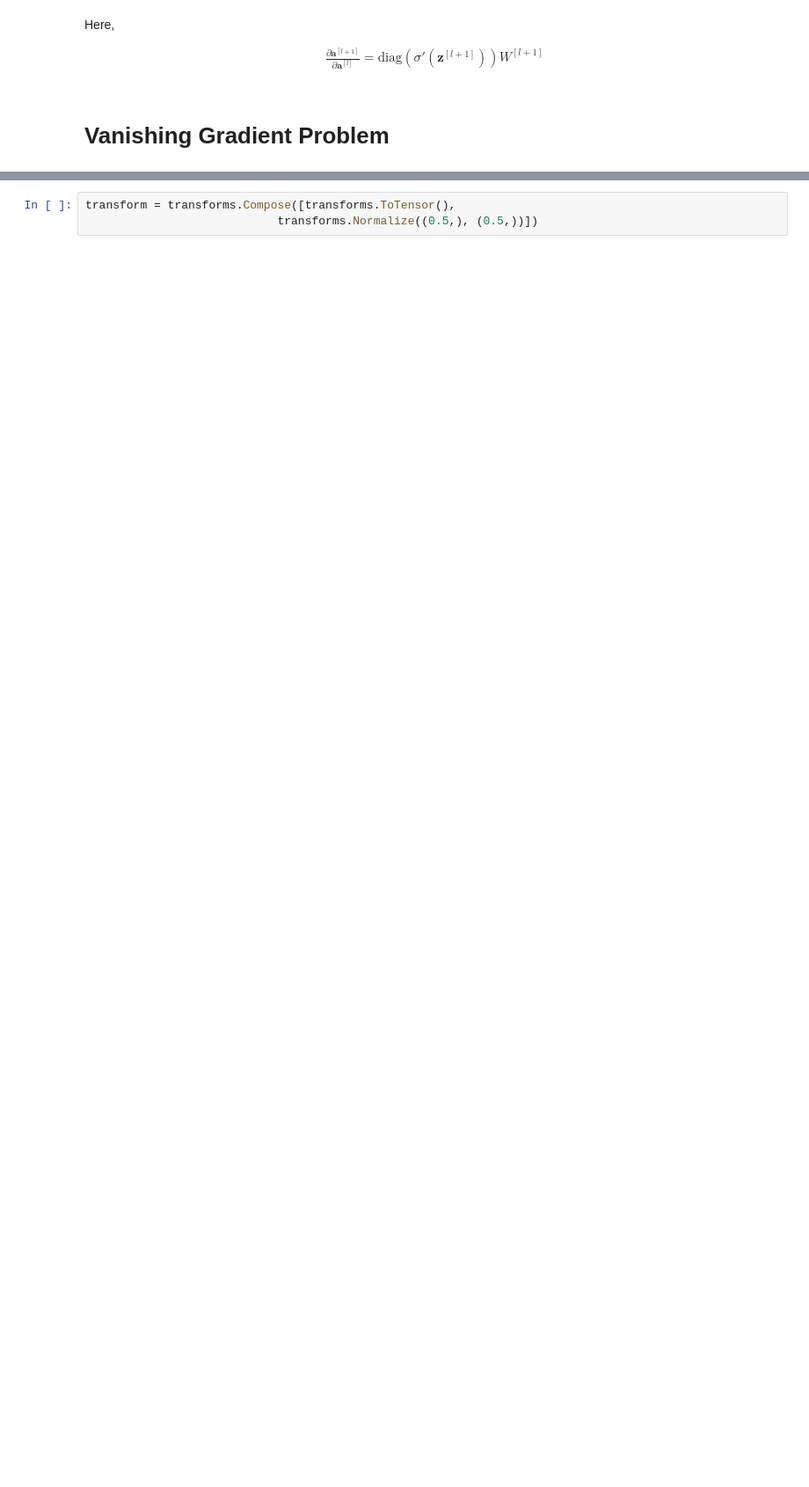
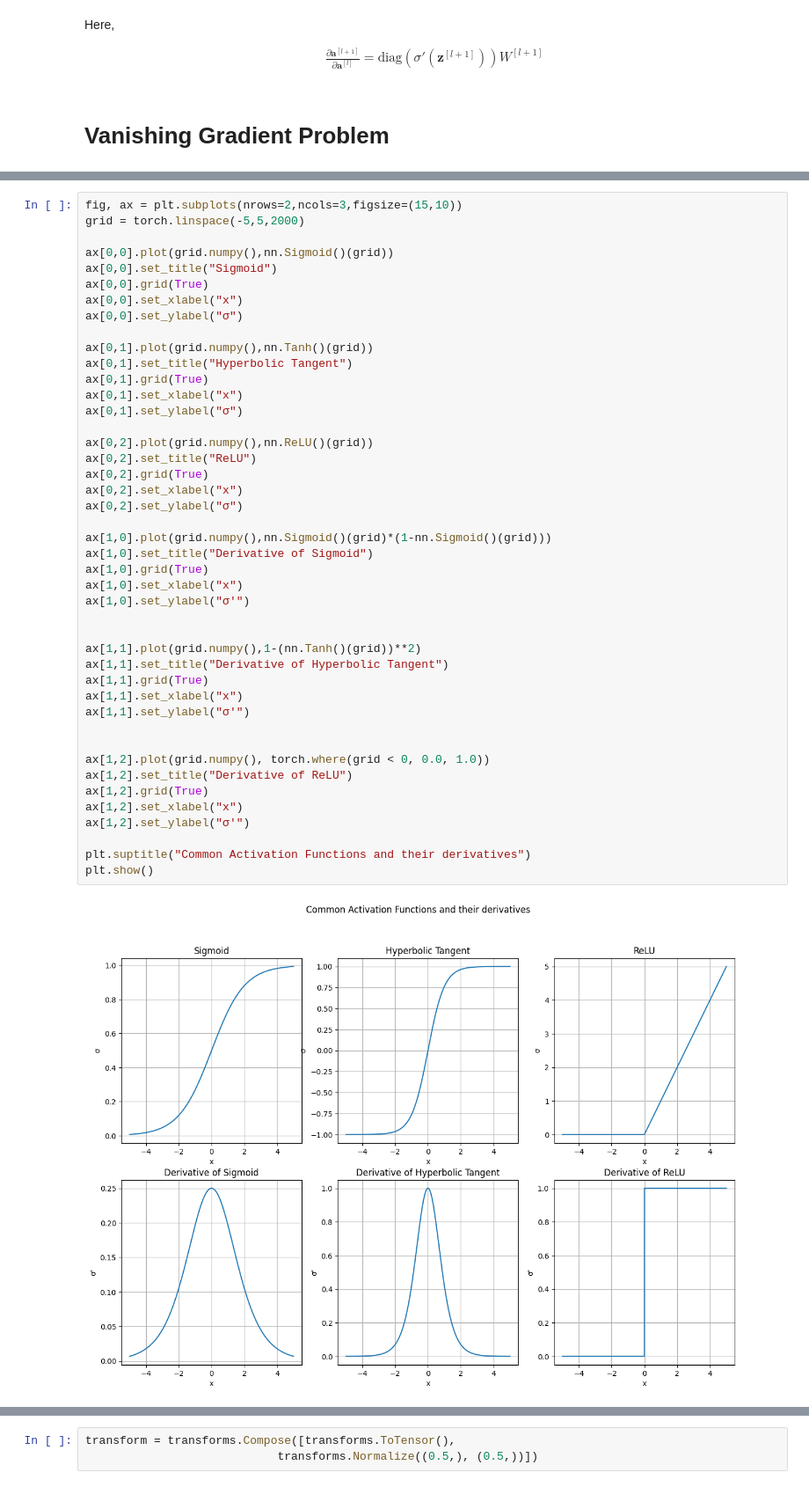
Before and after one commit to Shivam-3921/Connecting_ResNet_with_Neural_ODEs, a Jupyter notebook: SL_Final_Project.ipynb, the cells around one changed output, grey strips where cells are left out. Shown at 88% size. Drawn from its saved outputs; the diff is of its cells as text; blank space fills up the shorter version.

```diff
--- a/SL_Final_Project.ipynb
+++ b/SL_Final_Project.ipynb
@@ -87 +90,47 @@ $$
+# %%
+fig, ax = plt.subplots(nrows=2,ncols=3,figsize=(15,10))
+grid = torch.linspace(-5,5,2000)
+
+ax[0,0].plot(grid.numpy(),nn.Sigmoid()(grid))
+ax[0,0].set_title("Sigmoid")
+ax[0,0].grid(True)
+ax[0,0].set_xlabel("x")
+ax[0,0].set_ylabel("σ")
+
+ax[0,1].plot(grid.numpy(),nn.Tanh()(grid))
+ax[0,1].set_title("Hyperbolic Tangent")
+ax[0,1].grid(True)
+ax[0,1].set_xlabel("x")
+ax[0,1].set_ylabel("σ")
+
+ax[0,2].plot(grid.numpy(),nn.ReLU()(grid))
+ax[0,2].set_title("ReLU")
+ax[0,2].grid(True)
+ax[0,2].set_xlabel("x")
+ax[0,2].set_ylabel("σ")
+
+ax[1,0].plot(grid.numpy(),nn.Sigmoid()(grid)*(1-nn.Sigmoid()(grid)))
+ax[1,0].set_title("Derivative of Sigmoid")
+ax[1,0].grid(True)
+ax[1,0].set_xlabel("x")
+ax[1,0].set_ylabel("σ'")
+
+
+ax[1,1].plot(grid.numpy(),1-(nn.Tanh()(grid))**2)
+ax[1,1].set_title("Derivative of Hyperbolic Tangent")
+ax[1,1].grid(True)
+ax[1,1].set_xlabel("x")
+ax[1,1].set_ylabel("σ'")
+
+
+ax[1,2].plot(grid.numpy(), torch.where(grid < 0, 0.0, 1.0))
+ax[1,2].set_title("Derivative of ReLU")
+ax[1,2].grid(True)
+ax[1,2].set_xlabel("x")
+ax[1,2].set_ylabel("σ'")
+
+plt.suptitle("Common Activation Functions and their derivatives")
+plt.show()
+# %% [output]
+[figure, added]
 # %% [markdown]
```
Also changed, not shown: parts of 39 cells of this notebook.
